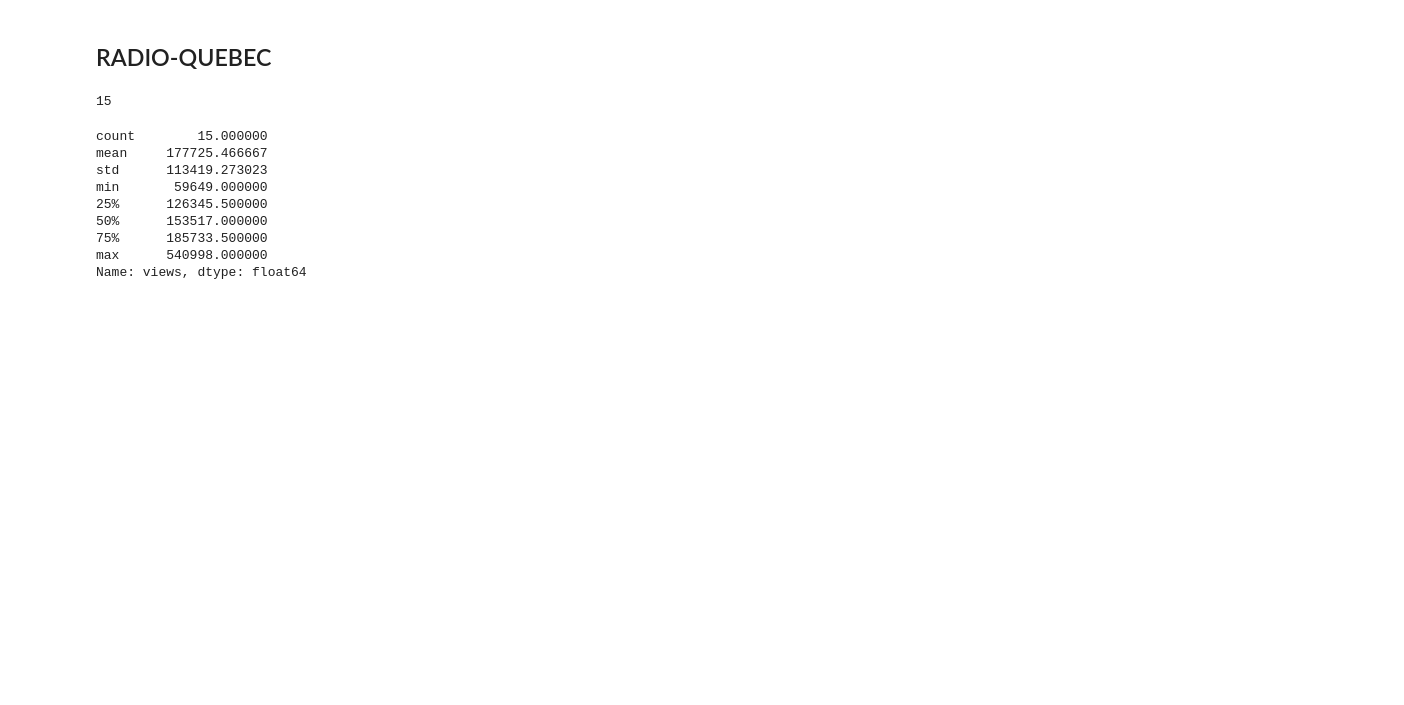
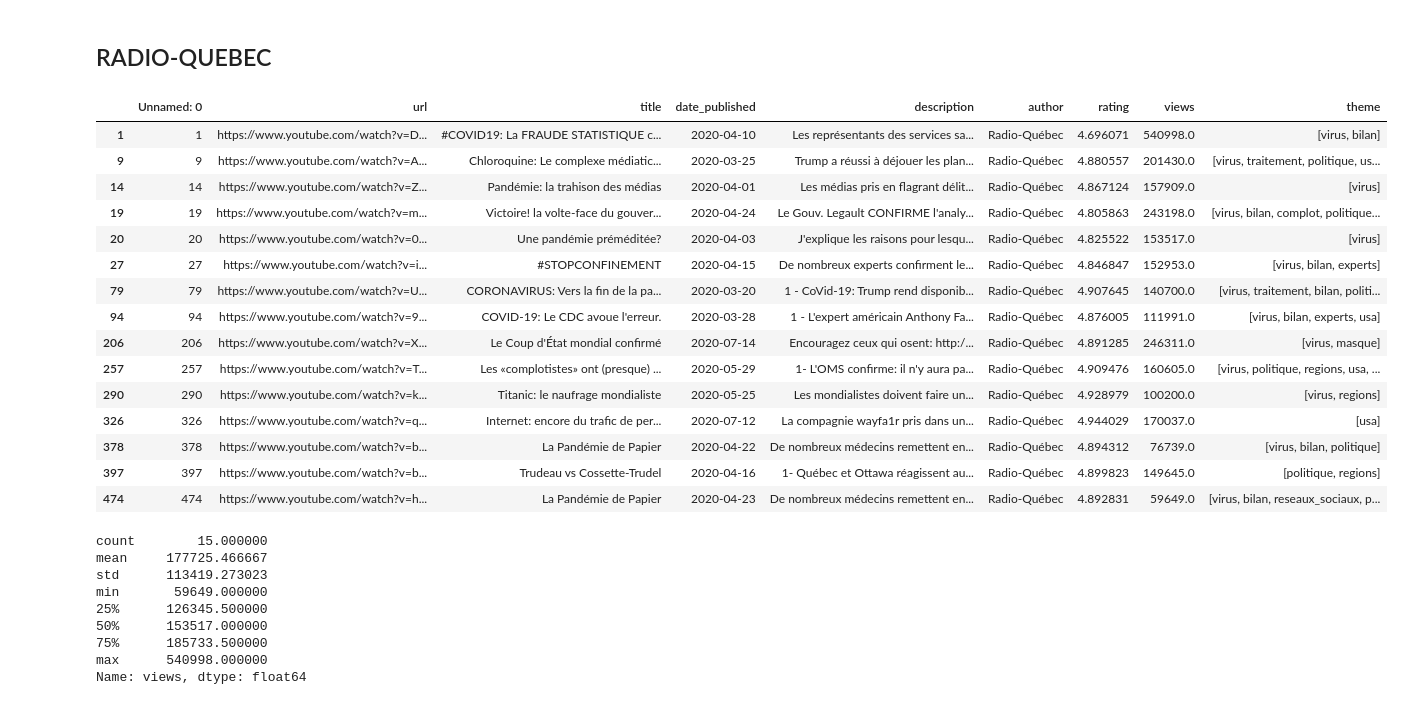
Before and after one commit to jaytouz/pyMboxAnalyser, a Jupyter notebook: notebook/3 - Analyses spécifiques.ipynb, the cells around one changed output. Saved outputs shown, nothing was run; the diff lists cells and outputs as text; code cells hidden in the pictures; blank space fills up the shorter version.

```diff
--- a/notebook/3 - Analyses spécifiques.ipynb
+++ b/notebook/3 - Analyses spécifiques.ipynb
@@ -731,9 +734,24 @@ plt.savefig(output_path_graph_folder/'EVRARD.png', dpi = 300)
 ## RADIO-QUEBEC
 # %%
 url_radio_quebec = yt_url.df[yt_url.df.author == 'Radio-Québec']
-len(url_radio_quebec)
+url_radio_quebec
 # %% [output]
-15
+|  | Unnamed: 0 | url | title | date_published | description | author | rating | views | theme |
+| 1 | 1 | https://www.youtube.com/watch?v=D... | #COVID19: La FRAUDE STATISTIQUE c... | 2020-04-10 | Les représentants des services sa... | Radio-Québec | 4.696071 | 540998.0 | [virus, bilan] |
+| 9 | 9 | https://www.youtube.com/watch?v=A... | Chloroquine: Le complexe médiatic... | 2020-03-25 | Trump a réussi à déjouer les plan... | Radio-Québec | 4.880557 | 201430.0 | [virus, traitement, politique, us... |
+| 14 | 14 | https://www.youtube.com/watch?v=Z... | Pandémie: la trahison des médias | 2020-04-01 | Les médias pris en flagrant délit... | Radio-Québec | 4.867124 | 157909.0 | [virus] |
+| 19 | 19 | https://www.youtube.com/watch?v=m... | Victoire! la volte-face du gouver... | 2020-04-24 | Le Gouv. Legault CONFIRME l'analy... | Radio-Québec | 4.805863 | 243198.0 | [virus, bilan, complot, politique... |
+| 20 | 20 | https://www.youtube.com/watch?v=0... | Une pandémie préméditée? | 2020-04-03 | J'explique les raisons pour lesqu... | Radio-Québec | 4.825522 | 153517.0 | [virus] |
+| 27 | 27 | https://www.youtube.com/watch?v=i... | #STOPCONFINEMENT | 2020-04-15 | De nombreux experts confirment le... | Radio-Québec | 4.846847 | 152953.0 | [virus, bilan, experts] |
+| 79 | 79 | https://www.youtube.com/watch?v=U... | CORONAVIRUS: Vers la fin de la pa... | 2020-03-20 | 1 - CoVid-19: Trump rend disponib... | Radio-Québec | 4.907645 | 140700.0 | [virus, traitement, bilan, politi... |
+| 94 | 94 | https://www.youtube.com/watch?v=9... | COVID-19: Le CDC avoue l'erreur. | 2020-03-28 | 1 - L'expert américain Anthony Fa... | Radio-Québec | 4.876005 | 111991.0 | [virus, bilan, experts, usa] |
+| 206 | 206 | https://www.youtube.com/watch?v=X... | Le Coup d'État mondial confirmé | 2020-07-14 | Encouragez ceux qui osent: http:/... | Radio-Québec | 4.891285 | 246311.0 | [virus, masque] |
+| 257 | 257 | https://www.youtube.com/watch?v=T... | Les «complotistes» ont (presque) ... | 2020-05-29 | 1- L'OMS confirme: il n'y aura pa... | Radio-Québec | 4.909476 | 160605.0 | [virus, politique, regions, usa, ... |
+| 290 | 290 | https://www.youtube.com/watch?v=k... | Titanic: le naufrage mondialiste | 2020-05-25 | Les mondialistes doivent faire un... | Radio-Québec | 4.928979 | 100200.0 | [virus, regions] |
+| 326 | 326 | https://www.youtube.com/watch?v=q... | Internet: encore du trafic de per... | 2020-07-12 | La compagnie wayfa1r pris dans un... | Radio-Québec | 4.944029 | 170037.0 | [usa] |
+| 378 | 378 | https://www.youtube.com/watch?v=b... | La Pandémie de Papier | 2020-04-22 | De nombreux médecins remettent en... | Radio-Québec | 4.894312 | 76739.0 | [virus, bilan, politique] |
+| 397 | 397 | https://www.youtube.com/watch?v=b... | Trudeau vs Cossette-Trudel | 2020-04-16 | 1- Québec et Ottawa réagissent au... | Radio-Québec | 4.899823 | 149645.0 | [politique, regions] |
+| 474 | 474 | https://www.youtube.com/watch?v=h... | La Pandémie de Papier | 2020-04-23 | De nombreux médecins remettent en... | Radio-Québec | 4.892831 | 59649.0 | [virus, bilan, reseaux_sociaux, p... |
 # %%
 url_radio_quebec.views.describe()
 # %% [output]
```
Also changed, not shown: parts of 27 cells of this notebook, 5 other files.
